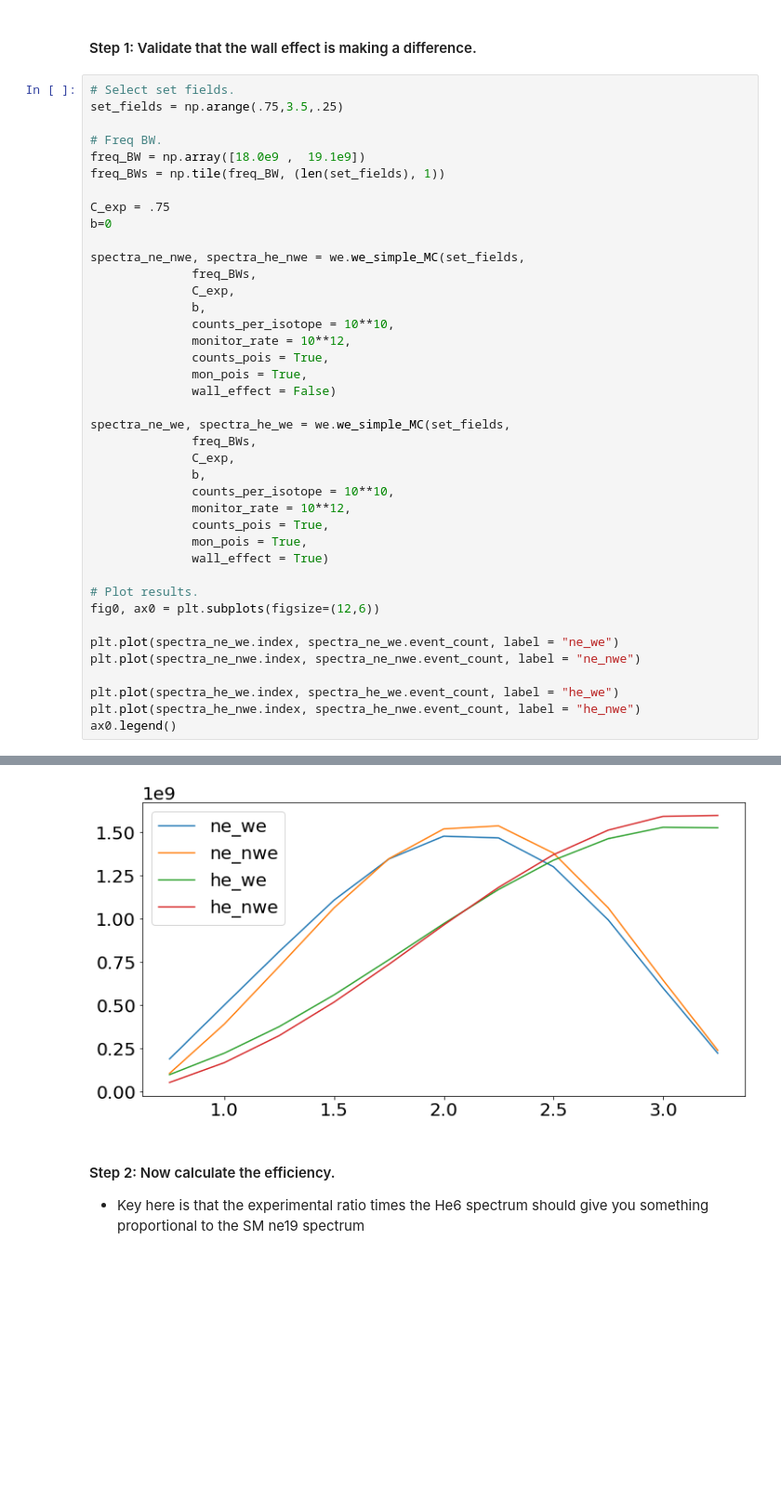
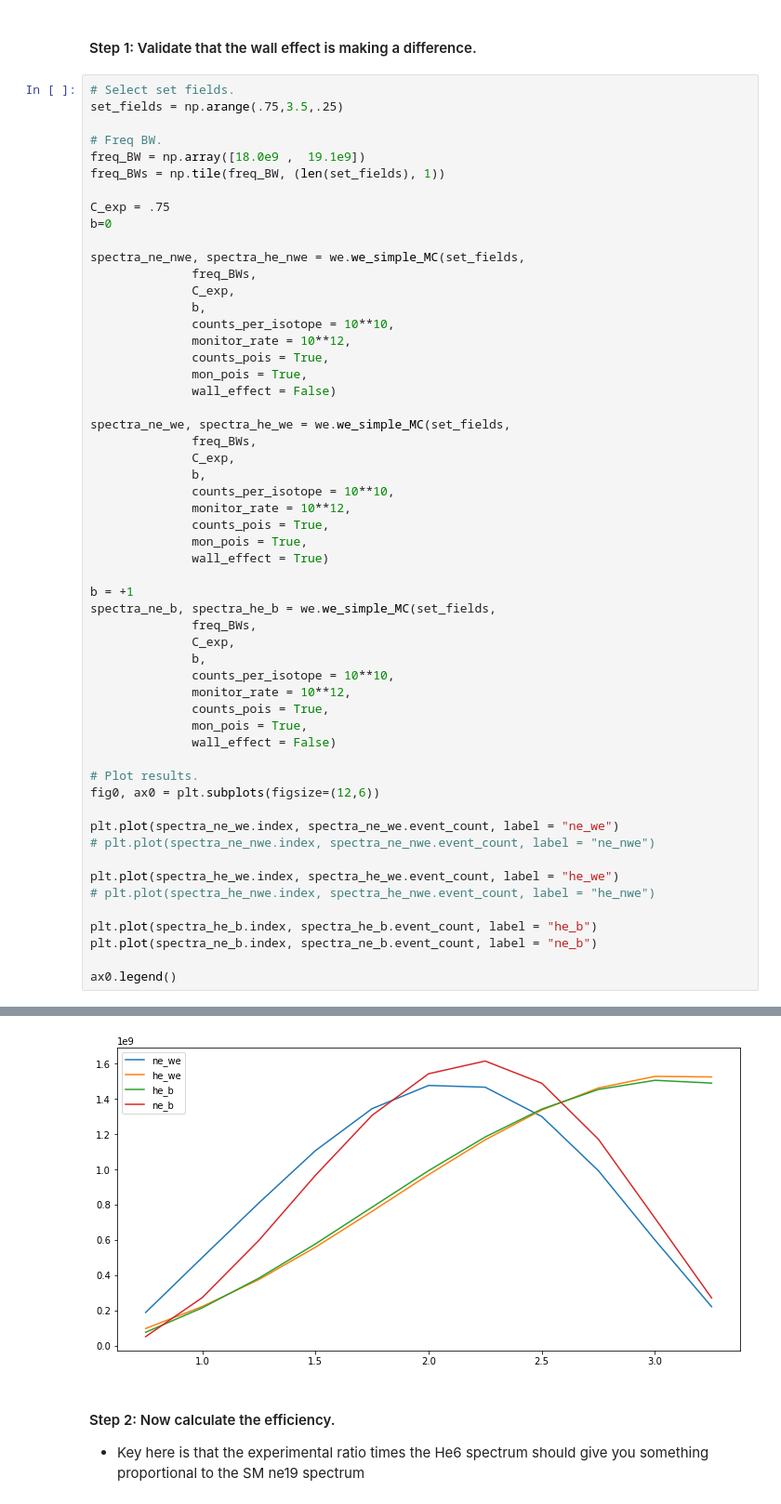
Before and after one commit to drewbyron/rocks-analysis-notebooks, a Jupyter notebook: MC_thesis_studies.ipynb, the cells around one changed output, grey strips where cells are left out. Shown at 93% size. Saved outputs shown, nothing was run; the diff lists cells and outputs as text; blank space fills up the shorter version.

```diff
--- a/MC_thesis_studies.ipynb
+++ b/MC_thesis_studies.ipynb
@@ -588,36 +588,51 @@ b=0
 
 spectra_ne_nwe, spectra_he_nwe = we.we_simple_MC(set_fields,
               freq_BWs,
               C_exp,
               b,
               counts_per_isotope = 10**10,
               monitor_rate = 10**12,
               counts_pois = True,
               mon_pois = True,
               wall_effect = False)
 
 spectra_ne_we, spectra_he_we = we.we_simple_MC(set_fields,
               freq_BWs,
               C_exp,
               b,
               counts_per_isotope = 10**10,
               monitor_rate = 10**12,
               counts_pois = True,
               mon_pois = True,
               wall_effect = True)
 
+b = +1
+spectra_ne_b, spectra_he_b = we.we_simple_MC(set_fields,
+              freq_BWs,
+              C_exp,
+              b,
+              counts_per_isotope = 10**10,
+              monitor_rate = 10**12,
+              counts_pois = True,
+              mon_pois = True,
+              wall_effect = False)
+
 # Plot results.
 fig0, ax0 = plt.subplots(figsize=(12,6))
 
 plt.plot(spectra_ne_we.index, spectra_ne_we.event_count, label = "ne_we")
-plt.plot(spectra_ne_nwe.index, spectra_ne_nwe.event_count, label = "ne_nwe")
+# plt.plot(spectra_ne_nwe.index, spectra_ne_nwe.event_count, label = "ne_nwe")
 
 plt.plot(spectra_he_we.index, spectra_he_we.event_count, label = "he_we")
-plt.plot(spectra_he_nwe.index, spectra_he_nwe.event_count, label = "he_nwe")
+# plt.plot(spectra_he_nwe.index, spectra_he_nwe.event_count, label = "he_nwe")
+
+plt.plot(spectra_he_b.index, spectra_he_b.event_count, label = "he_b")
+plt.plot(spectra_ne_b.index, spectra_ne_b.event_count, label = "ne_b")
+
 ax0.legend()
 # %% [output]
 <matplotlib.legend.Legend at 0x...>
-[figure, old version]
+[figure, new version]
 # %% [markdown]
 #### Step 2: Now calculate the efficiency.
 
```
Also changed, not shown: parts of 11 cells of this notebook, 7 other files.
